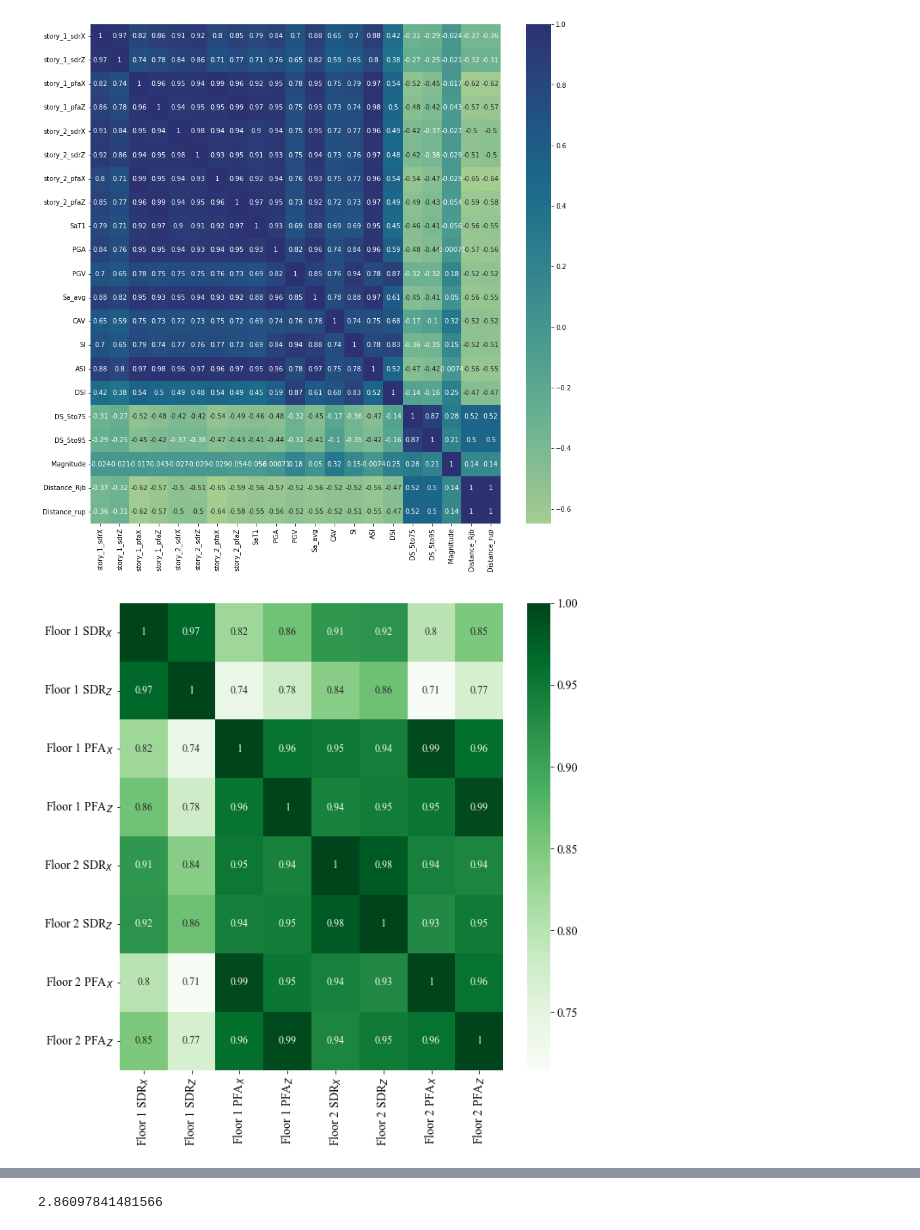
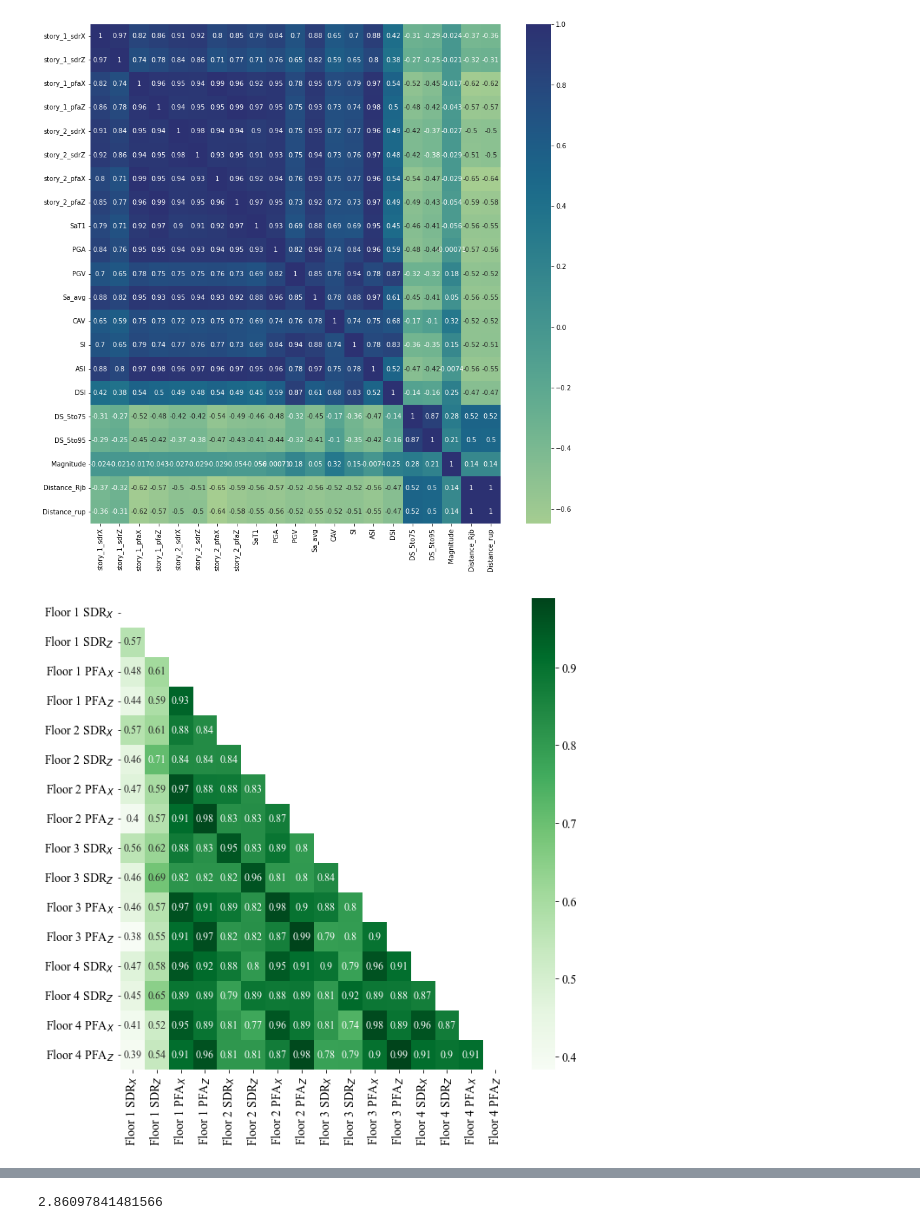
Before and after one commit to laxmandahal/IM_Study, a Jupyter notebook: LinearModel_HeresiGMs.ipynb, the cells around one changed output, grey strips where cells are left out. Saved outputs shown, nothing was run; the diff lists cells and outputs as text; code cells hidden in the pictures.

```diff
--- a/LinearModel_HeresiGMs.ipynb
+++ b/LinearModel_HeresiGMs.ipynb
@@ -616,5 +634,5 @@ def plot_efficiency(buildingIndex, df_IMs, IM=['SaT1', 'PGA', 'PGV', 'Sa_avg', '
     else:
         plt.show()
 # %%
-for i in range(len(BuildingList)):
-    plot_efficiency(i, gminfo_rotD50, IM_list, pairingID = 1, savefig=False, average_EDP=True, Uni_Direction=False)
+# for i in range(len(BuildingList)):
+#     plot_efficiency(i, gminfo_rotD50, IM_list, pairingID = 1, savefig=False, average_EDP=True, Uni_Direction=False)
@@ -621,3 +643,3 @@ for i in range(len(BuildingList)):
 # %%
-for i in range(len(BuildingList)):
-    plot_efficiency(i, gminfo_rotD50, IM_list, pairingID = 1, savefig=False, average_EDP=True, Uni_Direction=True)
+# for i in range(len(BuildingList)):
+#     plot_efficiency(i, gminfo_rotD50, IM_list, pairingID = 1, savefig=False, average_EDP=True, Uni_Direction=True)
@@ -722,7 +767,10 @@ meanMFD = SDR_mean['meanMFD'].values
 x = np.arange(len(labels))  # the label locations
 width = 0.30  # the width of the bars
 
-set
+fig, ax = plt.subplots(figsize = (10,6.5))
+plt.rcParams["font.family"] = "Times New Roman"
+plt.rcParams['xtick.labelsize'] = 14
+plt.rcParams['ytick.labelsize'] = 14
 rects1 = ax.bar(x - width/2, meanSFD, width, label='SFD', color = 'orangered')
 rects2 = ax.bar(x + width/2, meanMFD, width, label='MFD', color = 'royalblue')
 
@@ -734,6 +782,8 @@ ax.set_xticklabels(labels, rotation=90, ha = 'right')
 ax.xaxis.set_tick_params(labelsize=16)
 ax.yaxis.set_tick_params(labelsize=16)
 ax.legend(fontsize = 15)
-os.chdir(r'/Users/laxmandahal/Desktop/UCLA/Phd/Research/IM_study/Paper/images')
-plt.savefig('eff_regional_SDR.png', bbox_inches="tight")
+ax.grid(which='both', axis='y',  linewidth=0.6)
+ax.set_axisbelow(True)
+# os.chdir(r'/Users/laxmandahal/Desktop/UCLA/Phd/Research/IM_study/Paper/images')
+# plt.savefig('eff_regional_SDR.png', bbox_inches="tight")
 # %% [output]
@@ -1105,7 +1163,7 @@ correlation_from_covariance([[1, 0.5], [0.5, 2]])
 gminfo_rotD50.columns
 # %%
 def plot_correlation(buildingIndex, df_IMs, IMs, average_EDP = True, rotate_EDP = False,
-                     savefig = False):
+                     savefig = False, hide_upper = False):
     summary_df = save_data_for_R(buildingIndex, df_IMs, IMs, pairingID=1,
                                  average_EDP=average_EDP, rotate_EDP=rotate_EDP)
 
@@ -1128,15 +1186,24 @@ def plot_correlation(buildingIndex, df_IMs, IMs, average_EDP = True, rotate_EDP
     plt.rcParams["font.family"] = "Times New Roman"
     plt.rcParams['xtick.labelsize'] = 14
     plt.rcParams['ytick.labelsize'] = 14
-    sns.heatmap(corr, cmap="Greens",annot=True, annot_kws={"fontsize":'large'},
+
+    if hide_upper:
+        mask = np.triu(np.ones_like(corr, dtype=bool))
+#         mask = np.fill_diagonal(mask, False)
+        # Create a custom divergin palette
+#         cmap = sns.diverging_palette(100, 7, s=75, l=40,
+#                             n=5, center="light", as_cmap=True)
+        sns.heatmap(corr, cmap="Greens",annot=True, mask=mask, annot_kws={"fontsize":'large'},
                 xticklabels=tickList[:numStory*4], yticklabels=tickList[:numStory*4])
-
+    else:
+        sns.heatmap(corr, cmap="Greens",annot=True, annot_kws={"fontsize":'large'},
+                xticklabels=tickList[:numStory*4], yticklabels=tickList[:numStory*4])
     if savefig:
         os.chdir(r'/Users/laxmandahal/Desktop/UCLA/Phd/Research/IM_study/Paper/images')
         plt.savefig('%s_corrPlot.png'%BuildingList[buildingIndex], bbox_inches="tight")
     else:
         plt.show()
 # %%
-plot_correlation(4, gminfo_rotD50, IM_list, average_EDP = True, rotate_EDP = False, savefig = True)
+plot_correlation(9, gminfo_rotD50, IM_list, average_EDP = False, rotate_EDP = False, savefig = False, hide_upper=True)
 # %% [output]
-[figure, old version]
+[figure, new version]
```
Also changed, not shown: parts of 24 cells of this notebook, 23 other files.
